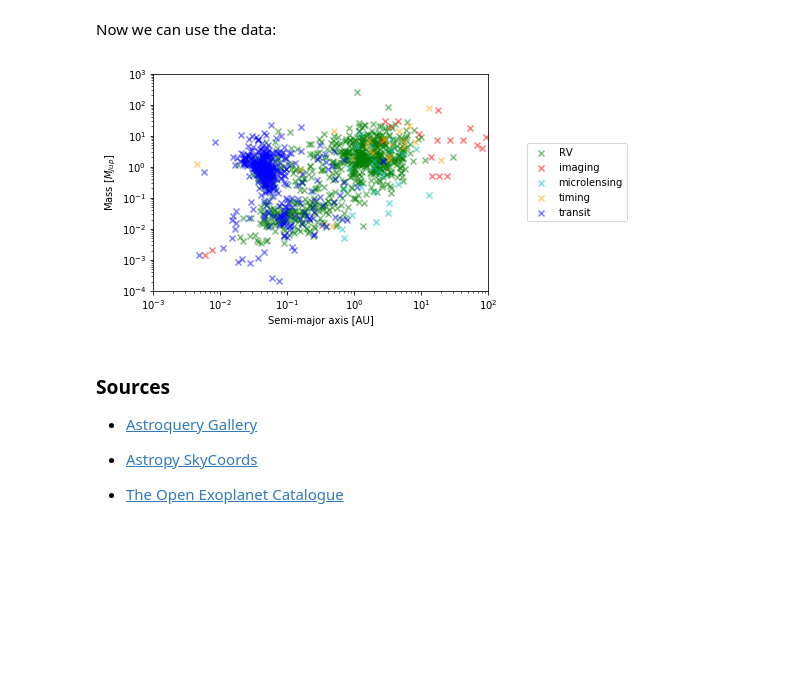
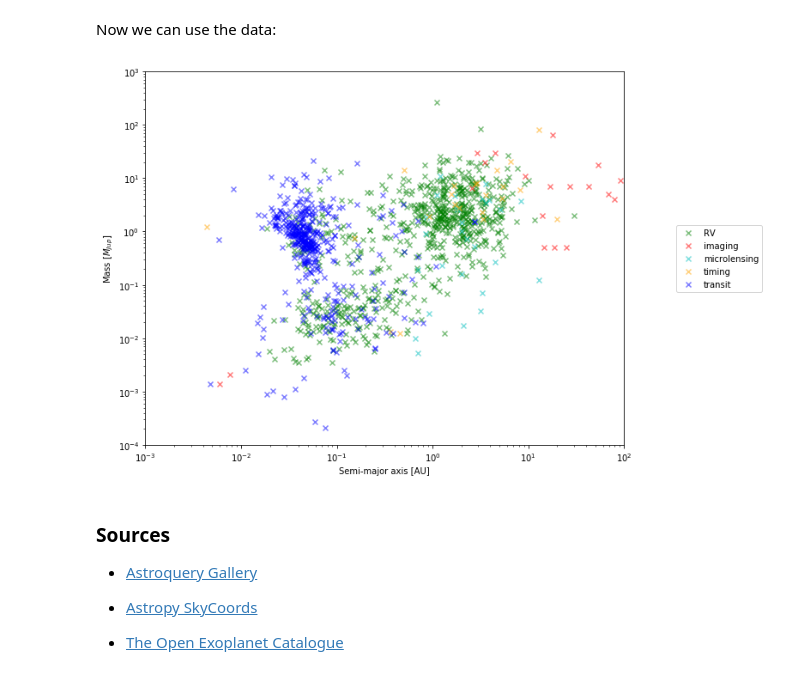
Before and after one commit to njcuk9999/neil_python_examples, a Jupyter notebook: tools/astroquery.ipynb, the cells around one changed output. Drawn from its saved outputs; the diff is of its cells as text; code cells hidden in the pictures; blank space fills up the shorter version.

```diff
--- a/tools/astroquery.ipynb
+++ b/tools/astroquery.ipynb
@@ -138,20 +149,21 @@ for cat in dcat:
 Now we can use the data:
 # %%
 # set up figure
-fig, frame = plt.subplots(ncols=1, nrows=1)
+fig = plt.figure(figsize=(10, 8))
+frame = plt.subplot(111)
 # plot mass against period
 for dit, dmask in enumerate(dmasks):
     frame.scatter(sma[dmask], mass[dmask], color=dcol[dit], marker='x',
                   label=dcat[dit], alpha=0.5)
 # finalise graph
 frame.set(xlabel='Semi-major axis [AU]',
           ylabel='Mass [$M_{Jup}$]',
           xlim=(0.001, 100), ylim=(0.0001, 1000))
 _ = frame.set_xscale('log'), frame.set_yscale('log')
 # legend
 legend = frame.legend(loc=6, bbox_to_anchor=(1.1, 0.5))
 # %% [output]
-[figure, old version]
+[figure, new version]
 # %% [markdown]
 ### Sources
 
```
Also changed, not shown: parts of 4 cells of this notebook.
